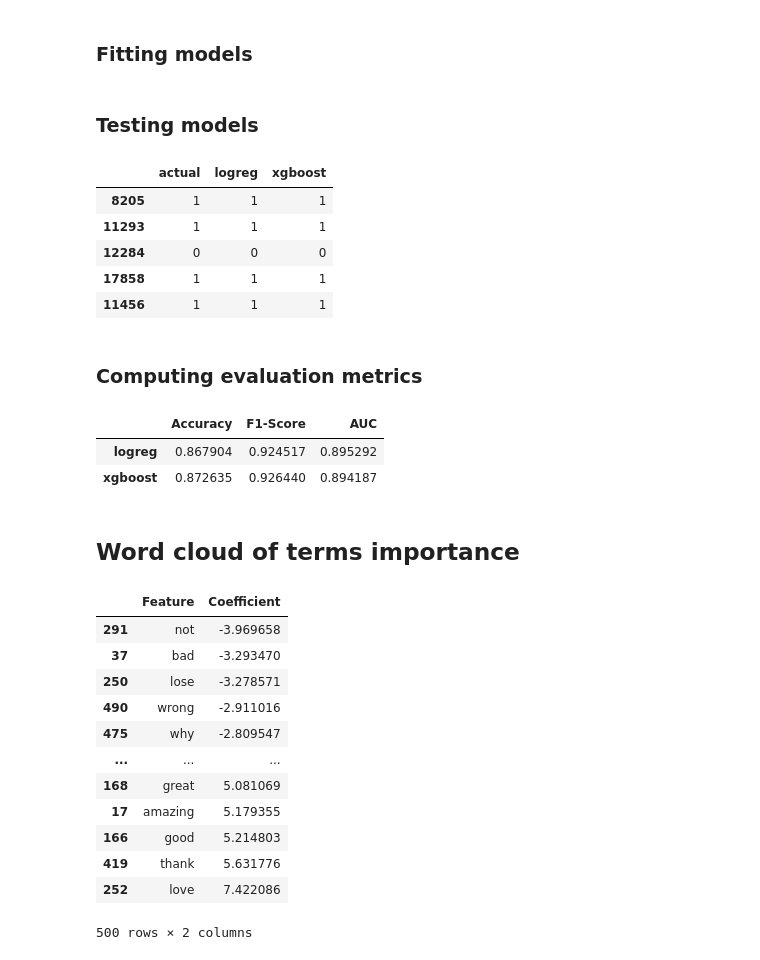
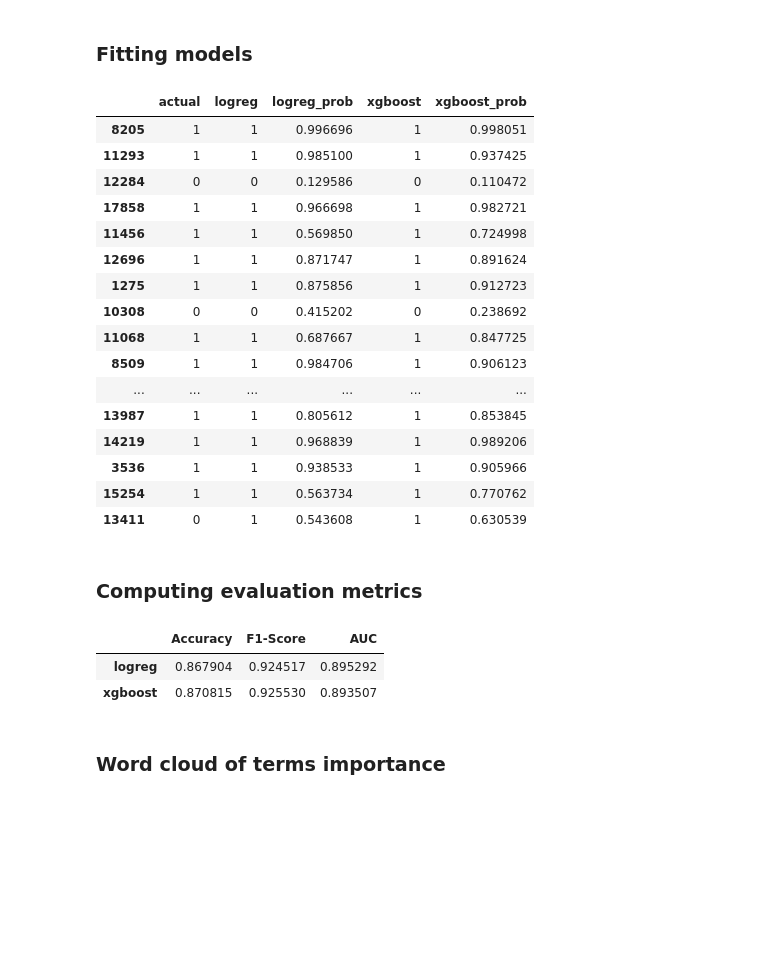
Before and after one commit to gandreguetto/youtube_comments_sentiment, a Jupyter notebook: youtube_comments.ipynb, the cells around one changed output. Saved outputs shown, nothing was run; the diff lists cells and outputs as text; code cells hidden in the pictures; blank space fills up the shorter version.

```diff
--- a/youtube_comments.ipynb
+++ b/youtube_comments.ipynb
@@ -177,2 +171,0 @@ for m in models.items():
-# %% [markdown]
-### Testing models
@@ -183,18 +171,0 @@ tfidf_df_predict.columns = sorted(tfidf_model.vocabulary_)
-# %%
-# making predictions
-
-# initializes de prediction versus actual dataframe
-pred_vs_real = pd.DataFrame({'actual' : y_test})
-
-for m in models.items():
-    predicted_labels = m[1].predict(tfidf_df_predict)
-    pred_vs_real[m[0]] = predicted_labels
-
-pred_vs_real.head()
-# %% [output]
-|  | actual | logreg | xgboost |
-| 8205 | 1 | 1 | 1 |
-| 11293 | 1 | 1 | 1 |
-| 12284 | 0 | 0 | 0 |
-| 17858 | 1 | 1 | 1 |
-| 11456 | 1 | 1 | 1 |
@@ -201,32 +188,34 @@ pred_vs_real.head()
+# %%
+pred_vs_real.iloc[:20]
+# %% [output]
+|  | actual | logreg | logreg_prob | xgboost | xgboost_prob |
+| 8205 | 1 | 1 | 0.996696 | 1 | 0.998051 |
+| 11293 | 1 | 1 | 0.985100 | 1 | 0.937425 |
+| 12284 | 0 | 0 | 0.129586 | 0 | 0.110472 |
+| 17858 | 1 | 1 | 0.966698 | 1 | 0.982721 |
+| 11456 | 1 | 1 | 0.569850 | 1 | 0.724998 |
+| 12696 | 1 | 1 | 0.871747 | 1 | 0.891624 |
+| 1275 | 1 | 1 | 0.875856 | 1 | 0.912723 |
+| 10308 | 0 | 0 | 0.415202 | 0 | 0.238692 |
+| 11068 | 1 | 1 | 0.687667 | 1 | 0.847725 |
+| 8509 | 1 | 1 | 0.984706 | 1 | 0.906123 |
+| ... | ... | ... | ... | ... | ... |
+| 13987 | 1 | 1 | 0.805612 | 1 | 0.853845 |
+| 14219 | 1 | 1 | 0.968839 | 1 | 0.989206 |
+| 3536 | 1 | 1 | 0.938533 | 1 | 0.905966 |
+| 15254 | 1 | 1 | 0.563734 | 1 | 0.770762 |
+| 13411 | 0 | 1 | 0.543608 | 1 | 0.630539 |
 # %% [markdown]
 ### Computing evaluation metrics
 # %%
 # computes evaluation metrics
-metrics = creates_metrics_table(pred_vs_real, tfidf_df_predict, models)
+metrics = creates_metrics_table(pred_vs_real, models)
 metrics
 # %% [output]
 |  | Accuracy | F1-Score | AUC |
 | logreg | 0.867904 | 0.924517 | 0.895292 |
-| xgboost | 0.872635 | 0.926440 | 0.894187 |
+| xgboost | 0.870815 | 0.925530 | 0.893507 |
 # %% [markdown]
-## Word cloud of terms importance
+### Word cloud of terms importance
-# %%
-# creates a dataframe containing words and their coefficients in the logistic model
-coef_df = creates_features_coefficients_table(list(models.values())[0], tfidf_model)
-coef_df
-# %% [output]
-|  | Feature | Coefficient |
-| 291 | not | -3.969658 |
-| 37 | bad | -3.293470 |
-| 250 | lose | -3.278571 |
-| 490 | wrong | -2.911016 |
-| 475 | why | -2.809547 |
-| ... | ... | ... |
-| 168 | great | 5.081069 |
-| 17 | amazing | 5.179355 |
-| 166 | good | 5.214803 |
-| 419 | thank | 5.631776 |
-| 252 | love | 7.422086 |
-500 rows × 2 columns
 # %%
 # builds the word cloud
```
Also changed, not shown: parts of 24 cells of this notebook, 2 other files.
